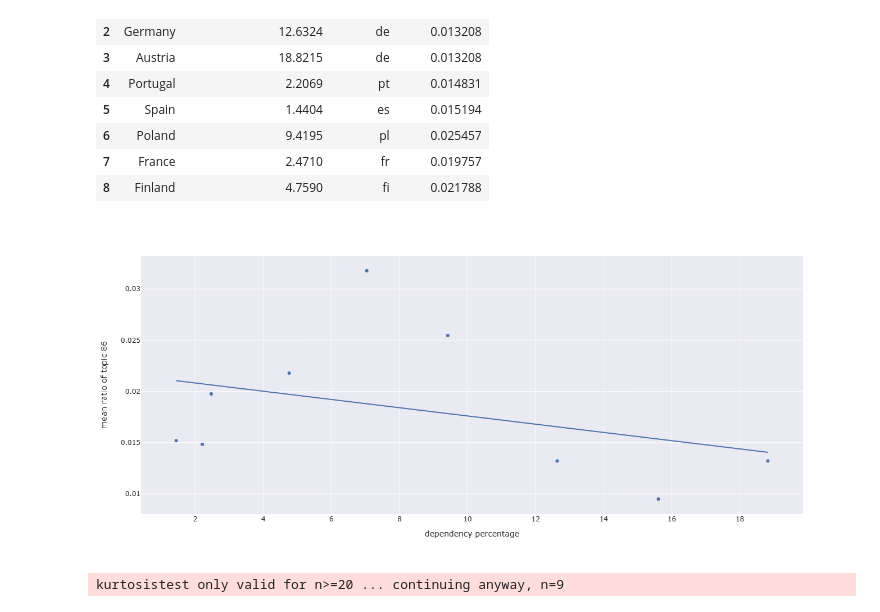
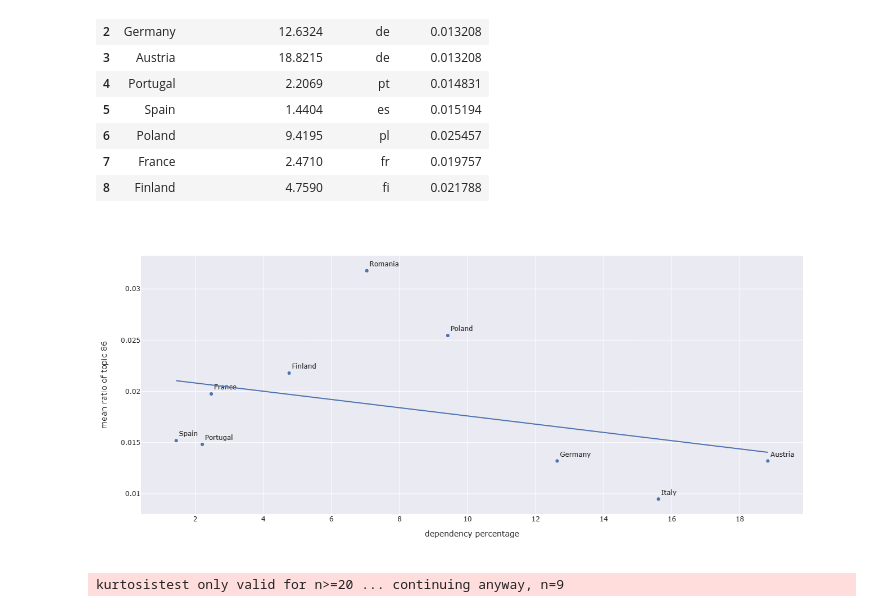
Before and after one commit to elyxlz/Ukraine-Twitter-Analysis, a Jupyter notebook: analysis.ipynb, the cells around one changed output. Cells and saved outputs as stored; diff of their text form; code cells hidden in the pictures.

Commit message:
update dependency plot

```diff
--- a/analysis.ipynb
+++ b/analysis.ipynb
@@ -995,20 +995,22 @@ df_dependency
 # %%
 fig = px.scatter(
     df_dependency,
     x='dependecy_percentage',
     y='ratio_of_topic',
     hover_data=['country'],
+    text='country',
     template='seaborn',
     trendline="ols",
     width=1000,
     height=600,
 )
+fig.update_traces(textposition='top right')
 fig.update_yaxes(title_text="mean ratio of topic 86")
 fig.update_xaxes(title_text="dependency percentage")
+fig.write_html('./Plots/dependency_ratio_plot.html')
 fig.show()
-fig.write_ht
 # %% [output]
-[figure, old version]
+[figure, new version]
 # %%
 results = px.get_trendline_results(fig)
 results.px_fit_results.iloc[0].summary()
```
Also changed, not shown: 1 other file.
